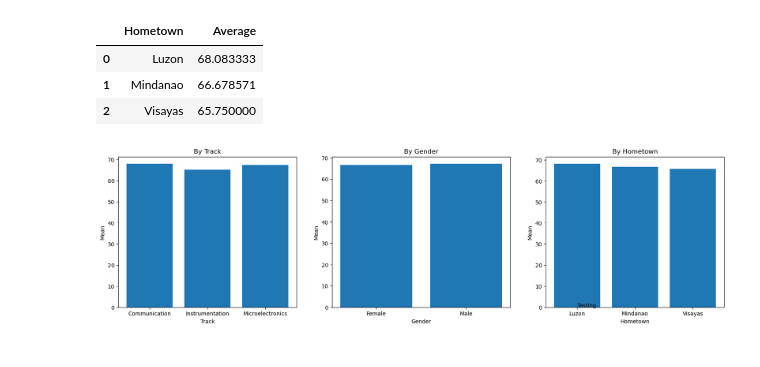
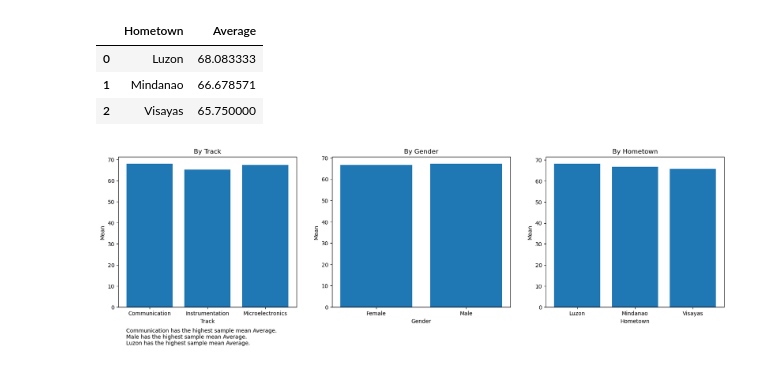
Before and after one commit to jhangabrielcaragay/ECE-2112-PA-4, a Jupyter notebook: PA4.ipynb, the cells around one changed output. Cells and saved outputs as stored; diff of their text form; code cells hidden in the pictures.

```diff
--- a/PA4.ipynb
+++ b/PA4.ipynb
@@ -94,29 +94,29 @@ display(Hometown_Average)
 | 0 | Luzon | 68.083333 |
 | 1 | Mindanao | 66.678571 |
 | 2 | Visayas | 65.750000 |
-# %%
-plt.figure(figsize=(20,5))
-plt.subplot(1,3,1)
-plt.bar(Track_Average['Track'], Track_Average['Average'])
-plt.title('By Track')
-plt.xlabel("Track")
-plt.ylabel('Mean')
-
-plt.subplot(1,3,2)
-plt.bar(Gender_Average['Gender'], Gender_Average['Average'])
-plt.title('By Gender')
-plt.xlabel("Gender")
-plt.ylabel('Mean')
-
-plt.subplot(1,3,3)
-plt.bar(Hometown_Average['Hometown'], Hometown_Average['Average'])
-plt.title('By Hometown')
-plt.xlabel("Hometown")
-plt.ylabel('Mean')
-
-plt.text(0, 0, 'Testing')
-plt.show()
-# %% [output]
-[figure, removed]
 # %%
-#
+plt.figure(figsize=(20,5))
+plt.subplot(1,3,1)
+plt.bar(Track_Average['Track'], Track_Average['Average'])
+plt.title('By Track')
+plt.xlabel("Track")
+plt.ylabel('Mean')
+
+plt.subplot(1,3,2)
+plt.bar(Gender_Average['Gender'], Gender_Average['Average'])
+plt.title('By Gender')
+plt.xlabel("Gender")
+plt.ylabel('Mean')
+
+plt.subplot(1,3,3)
+plt.bar(Hometown_Average['Hometown'], Hometown_Average['Average'])
+plt.title('By Hometown')
+plt.xlabel("Hometown")
+plt.ylabel('Mean')
+
+plt.text(-7.8, -12, 'Communication has the highest sample mean Average.')
+plt.text(-7.8, -15, 'Male has the highest sample mean Average.')
+plt.text(-7.8, -18, 'Luzon has the highest sample mean Average.')
+plt.show()
+# %% [output]
+[figure, added]
```
